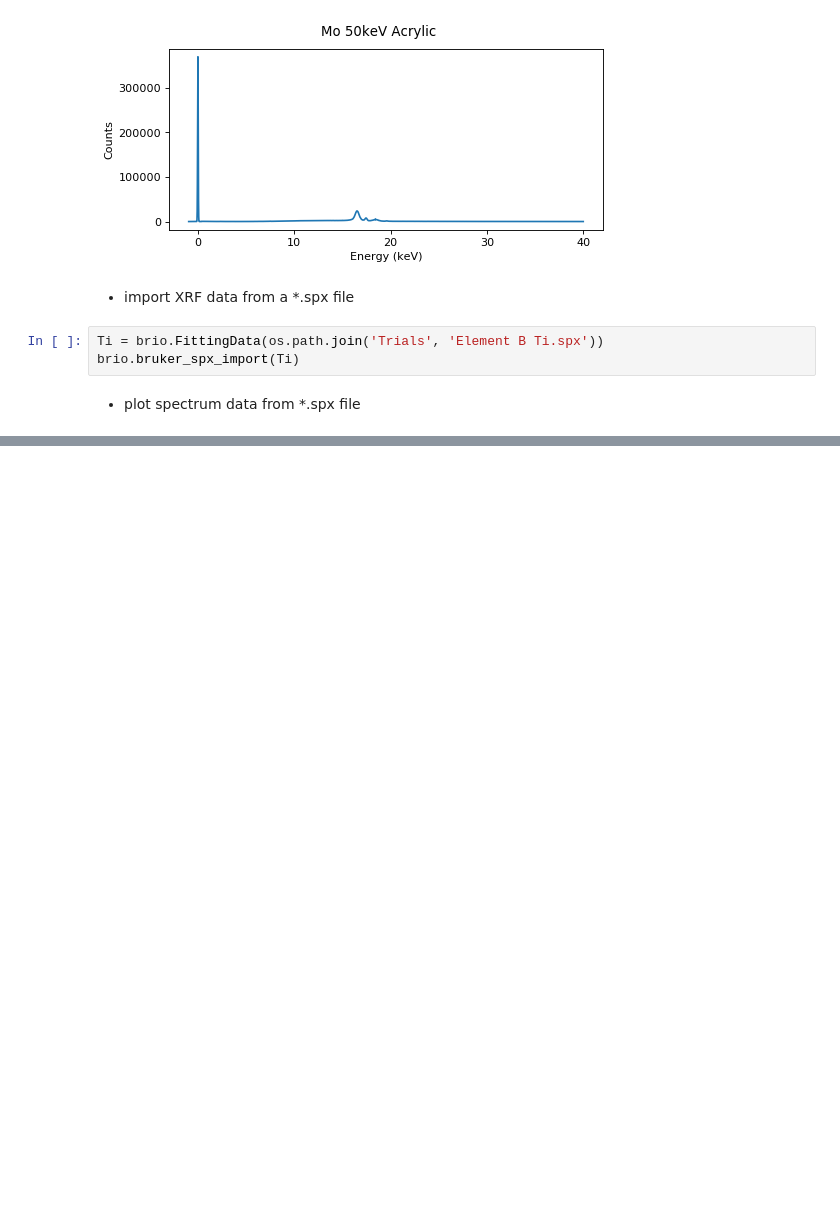
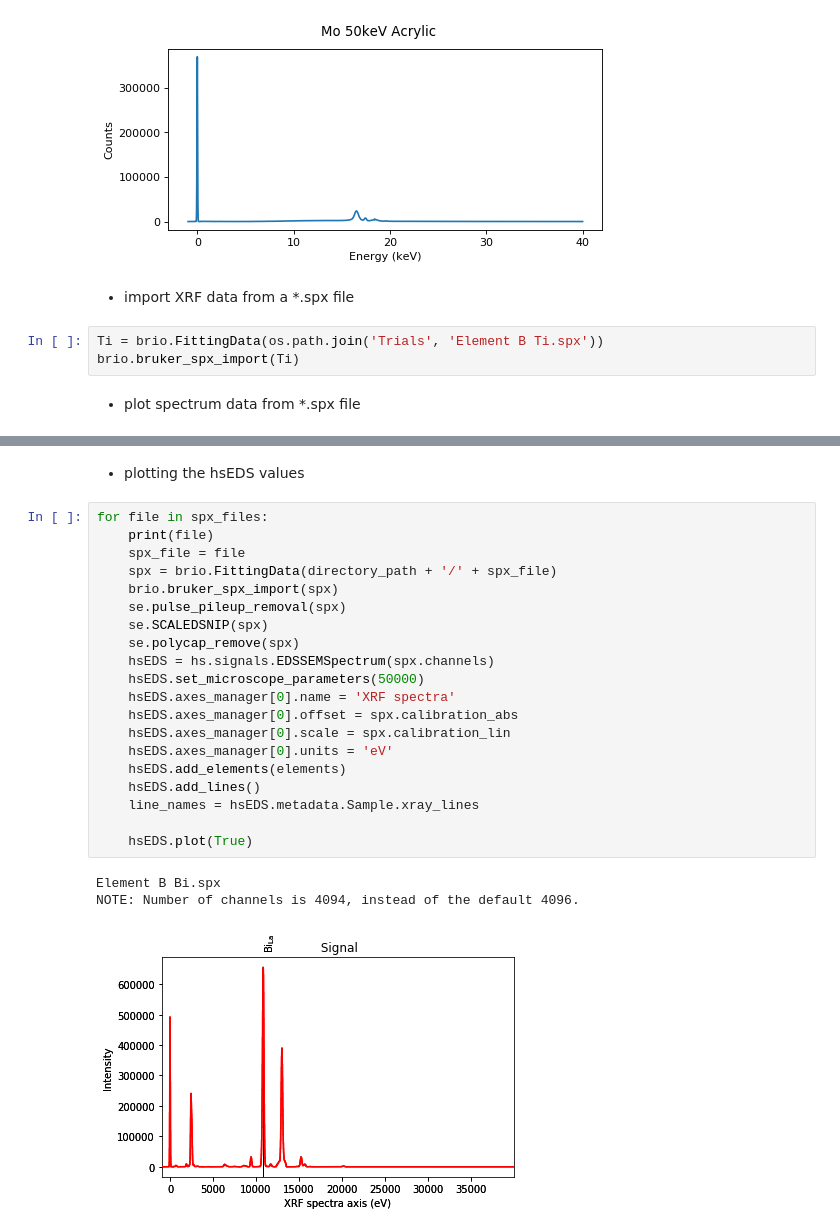
Before and after one commit to thevincentlan/NIST_PREP_SUMMER_2020, a Jupyter notebook: NIST_PREP_SUMMER_2020.ipynb, the cells around one changed output, grey strips where cells are left out. Cells and saved outputs as stored; diff of their text form; blank space fills up the shorter version.

```diff
--- a/NIST_PREP_SUMMER_2020.ipynb
+++ b/NIST_PREP_SUMMER_2020.ipynb
@@ -67,0 +98,26 @@ gaussian.glass("2_5_3", 450, 480)
+# %% [markdown]
+- plotting the hsEDS values
+# %%
+for file in spx_files:
+    print(file)
+    spx_file = file
+    spx = brio.FittingData(directory_path + '/' + spx_file)
+    brio.bruker_spx_import(spx)
+    se.pulse_pileup_removal(spx)
+    se.SCALEDSNIP(spx)
+    se.polycap_remove(spx)
+    hsEDS = hs.signals.EDSSEMSpectrum(spx.channels)
+    hsEDS.set_microscope_parameters(50000)
+    hsEDS.axes_manager[0].name = 'XRF spectra'
+    hsEDS.axes_manager[0].offset = spx.calibration_abs
+    hsEDS.axes_manager[0].scale = spx.calibration_lin
+    hsEDS.axes_manager[0].units = 'eV'
+    hsEDS.add_elements(elements)
+    hsEDS.add_lines()
+    line_names = hsEDS.metadata.Sample.xray_lines
+
+    hsEDS.plot(True)
+# %% [output]
+Element B Bi.spx
+NOTE: Number of channels is 4094, instead of the default 4096.
+[figure, added]
```
Also changed, not shown: parts of 14 cells of this notebook, 3 other files.
